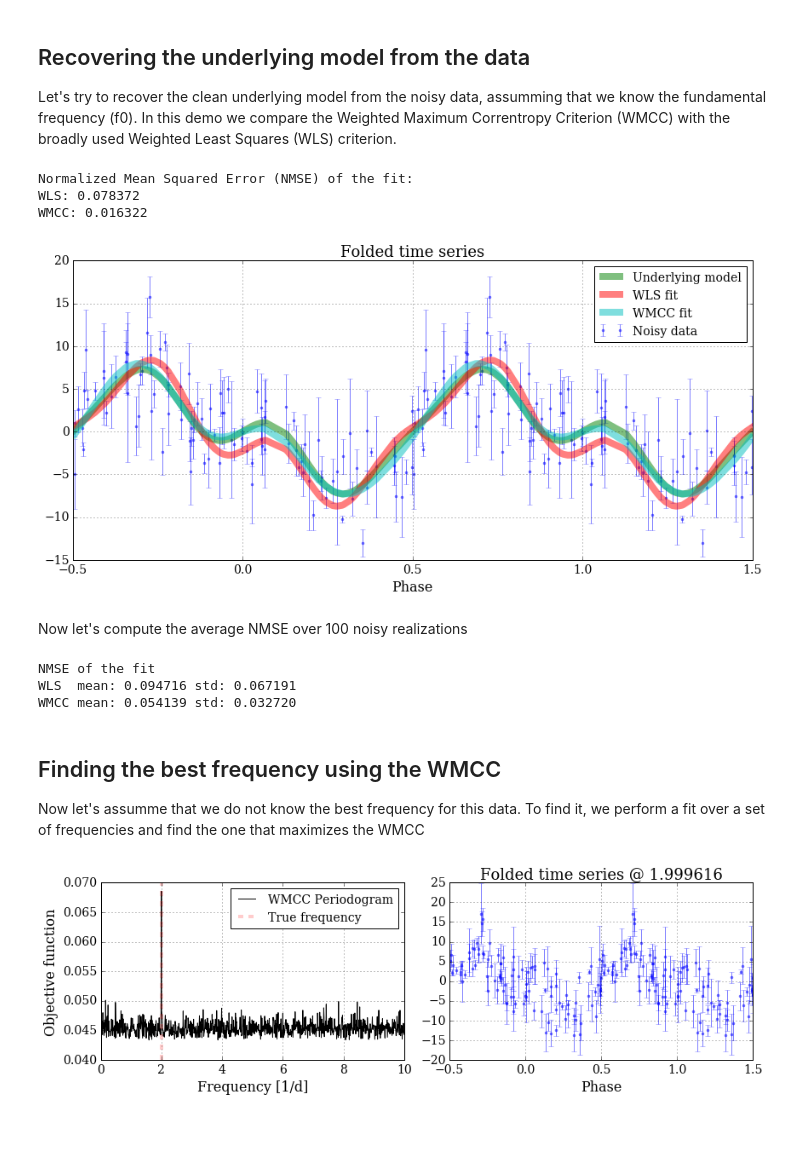
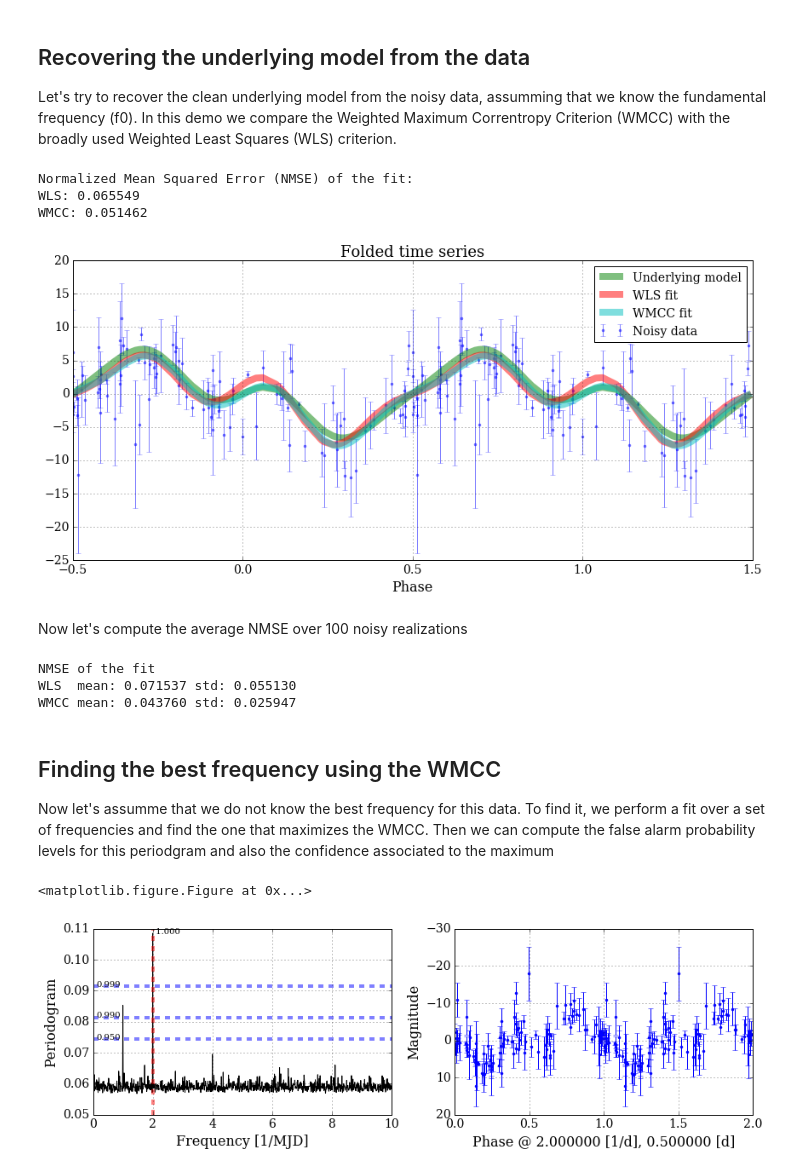
Before and after one commit to phuijse/P4J, a Jupyter notebook: examples/periodogram_demo.ipynb, the cells around one changed output. Cells and saved outputs as stored; diff of their text form; code cells hidden in the pictures; blank space fills up the shorter version.

Commit message:
Fixed periodogram demo

```diff
--- a/examples/periodogram_demo.ipynb
+++ b/examples/periodogram_demo.ipynb
@@ -25,7 +25,7 @@ We create an irregulary sampled time series using a harmonic model composed of t
 f0 = 2.0
 t = P4J.irregular_sampling(T=100.0, N=100)
 y_clean = P4J.trigonometric_model(t, f0, A=np.array([1.0, 0.5, -0.25]))
-y, y_noisy, dy = P4J.contaminate_time_series(t, y_clean, SNR=1.0, out_p=0.0)
+y, y_noisy, dy = P4J.contaminate_time_series(t, y_clean, SNR=0.0, red_noise_ratio=0.25, outlier_ratio=0.0)
 
 fig = plt.figure(figsize=(12, 4))
 ax = fig.add_subplot(1, 2, 1)
@@ -62,7 +62,7 @@ Phi = P4J.harmonic_dictionary(t, f0, M=3)
 # Data fitting
 beta_WLS, cost = P4J.find_beta_WLS(y_noisy, Phi, dy)
 model_WLS = np.dot(Phi, beta_WLS)
-beta_WMCC, cost,_ = P4J.find_beta_WMCC(y_noisy, Phi, dy)
+beta_WMCC, cost  = P4J.find_beta_WMCC(y_noisy, Phi, dy)
 model_WMCC = np.dot(Phi, beta_WMCC)
 print("Normalized Mean Squared Error (NMSE) of the fit:")
 print("WLS: %f" % (NMSE(y, model_WLS)))
@@ -91,19 +91,19 @@ plt.grid()
 plt.tight_layout()
 # %% [output]
 Normalized Mean Squared Error (NMSE) of the fit:
-WLS: 0.078372
-WMCC: 0.016322
+WLS: 0.065549
+WMCC: 0.051462
-[figure, old version]
+[figure, new version]
 # %% [markdown]
 Now let's compute the average NMSE over 100 noisy realizations
 # %%
-NMSE_mat = np.zeros(shape=(100, 2))
+NMSE_mat = np.zeros(shape=(500, 2))
 Phi = P4J.harmonic_dictionary(t, f0, M=3)
-for k in range(0, 100):
-    y, y_noisy, dy = P4J.contaminate_time_series(t, y_clean, SNR=1.0, out_p=0.0)
+for k in range(0, 500):
+    y, y_noisy, dy = P4J.contaminate_time_series(t, y_clean, SNR=0.0, red_noise_ratio=0.25, outlier_ratio=0.0)
     beta_WLS, cost = P4J.find_beta_WLS(y_noisy, Phi, dy)
     model_WLS = np.dot(Phi, beta_WLS)
-    beta_WMCC, cost,_ = P4J.find_beta_WMCC(y_noisy, Phi, dy)
+    beta_WMCC, cost = P4J.find_beta_WMCC(y_noisy, Phi, dy)
     model_WMCC = np.dot(Phi, beta_WMCC)
     NMSE_mat[k, 0] = NMSE(y, model_WLS)
     NMSE_mat[k, 1] = NMSE(y, model_WMCC)
@@ -112,40 +112,55 @@ print("WLS  mean: %f std: %f" %(np.mean(NMSE_mat, axis=0)[0], np.std(NMSE_mat, a
 print("WMCC mean: %f std: %f" %(np.mean(NMSE_mat, axis=0)[1], np.std(NMSE_mat, axis=0)[1]))
 # %% [output]
 NMSE of the fit
-WLS  mean: 0.094716 std: 0.067191
-WMCC mean: 0.054139 std: 0.032720
+WLS  mean: 0.071537 std: 0.055130
+WMCC mean: 0.043760 std: 0.025947
 # %% [markdown]
 ## Finding the best frequency using the WMCC
 
-Now let's assumme that we do not know the best frequency for this data. To find it, we perform a fit over a set of frequencies and find the one that maximizes the WMCC
+Now let's assumme that we do not know the best frequency for this data. To find it, we perform a fit over a set of frequencies and find the one that maximizes the WMCC. Then we can compute the false alarm probability levels for this periodgram and also the confidence associated to the maximum
 # %%
-fig = plt.figure(figsize=(12, 4))
+fig = plt.figure(figsize=(14, 4))
 # We compute a periodogram using a multiharmonic dictionary (three harmonics)
 my_per = P4J.periodogram(M=3, method='WMCC') # Other methods are OLS and WLS
 my_per.fit(t, y_noisy, dy)
 # The objective function is computed over a grid of frequencies [fmin, fmax] with step fres_coarse/T
 # After that the 10 highest local maxima are fine tuned with a step of fres_fine/T
-freq, obj = my_per.grid_search(fmin=0.0, fmax=10.0, fres_coarse=1.0, fres_fine=0.1, n_local_max=10)
-fbest = freq[np.argmax(obj)]
+freq, per = my_per.grid_search(fmin=0.0, fmax=10.0, fres_coarse=1.0, fres_fine=0.1, n_local_max=10)
+fbest = my_per.get_best_frequency()
+# Fit an extreme value cdf to find the false alarm pbb of this periodogram over a bootstrap set of time series
+my_per.fit_extreme_cdf(n_bootstrap=40, n_frequencies=40)
+falsa_alarm = np.asarray([0.05, 0.01, 0.001])
+per_levels = my_per.get_FAP(falsa_alarm)
 
+fig = plt.figure(figsize=(12, 4))
 ax = fig.add_subplot(1, 2, 1)
-ax.plot(freq, obj, 'k-',  linewidth=1, label='WMCC Periodogram')
+ax.plot(freq, per, 'k-')
+# Print confidence bars
+xmin, xmax = ax.get_xlim()
+for i in range(0, len(falsa_alarm)):
+    ax.plot([xmin, xmax], [per_levels[i], per_levels[i]], 'b--', linewidth=4, alpha=0.5)
+    ax.annotate('%0.3f' % (1.0-falsa_alarm[i]), xy=(xmin+0.01*(xmax-xmin), per_levels[i]))
+# Print max of periodogram
+
 ymin, ymax = ax.get_ylim()
-ax.plot([f0, f0], [ymin, ymax], 'r--', linewidth=4, alpha=0.2, label='True frequency')
+ax.plot([fbest[0], fbest[0]], [ymin, ymax], 'r--', linewidth=4, alpha=0.5)
 ax.set_ylim([ymin, ymax])
-ax.set_xlabel('Frequency [1/d]')
-ax.set_ylabel('Objective function')
-plt.legend()
+ax.set_xlabel('Frequency [1/MJD]')
+ax.set_ylabel('Periodogram')
+ax.annotate(' %0.3f' % (my_per.get_confidence(fbest[1])), xy=(fbest[0], fbest[1]))
 plt.grid()
+
 ax = fig.add_subplot(1, 2, 2)
-phase = np.mod(t, 1/fbest)*fbest
-index = np.argsort(phase)
-ax.errorbar(np.concatenate([np.sort(phase)-0.5, np.sort(phase)+0.5]),
-            np.concatenate([y_noisy[index], y_noisy[index]]),
-            np.concatenate([dy[index], dy[index]]), fmt='.', alpha=0.5)
-ax.set_xlabel('Phase')
-ax.set_title('Folded time series @ %f' % (fbest))
+phase = np.mod(t, 1.0/fbest[0])*fbest[0]
+idx = np.argsort(phase)
+ax.errorbar(np.concatenate([np.sort(phase), np.sort(phase)+1.0]),
+            np.concatenate([y_noisy[idx], y_noisy[idx]]),
+            np.concatenate([dy[idx], dy[idx]]), fmt='.')
+ax.invert_yaxis()
+ax.set_xlabel('Phase @ %0.6f [1/d], %f [d]' %(fbest[0], 1.0/fbest[0]))
+ax.set_ylabel('Magnitude')
 plt.grid()
 plt.tight_layout()
 # %% [output]
+<matplotlib.figure.Figure at 0x...>
-[figure, old version]
+[figure, new version]
```
Also changed, not shown: parts of 1 cell of this notebook, 2 other files.
